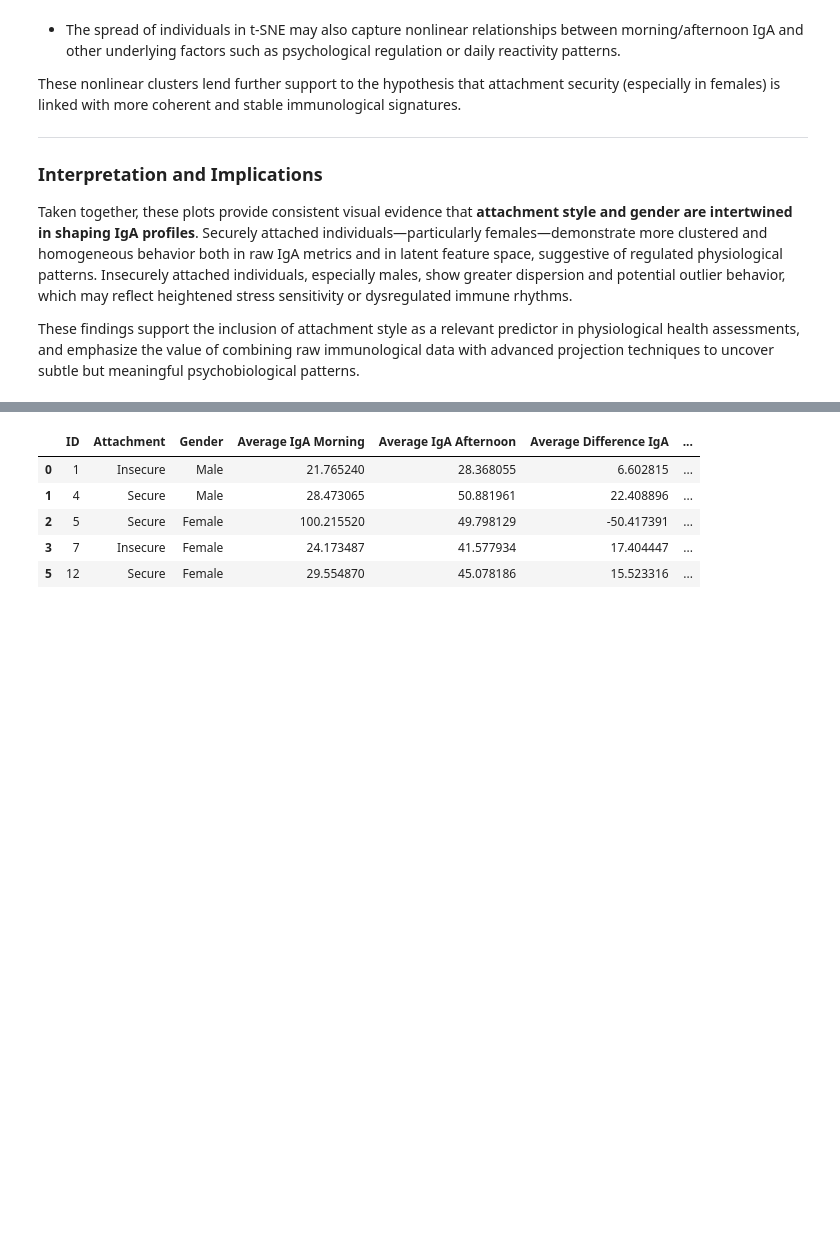
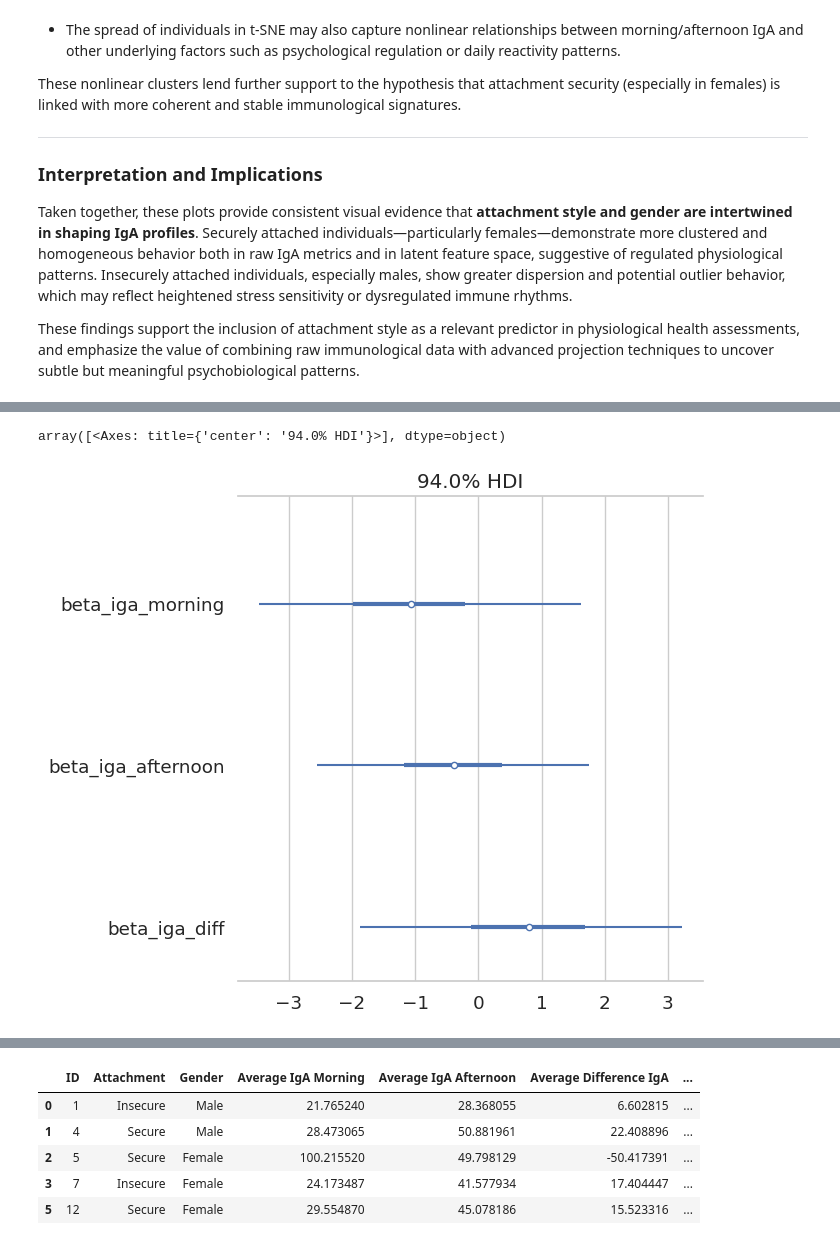
Before and after one commit to dMedinaO/IgA_attachment_analysis, a Jupyter notebook: scripts/3_descriptive_analysis_IGA.ipynb, the cells around one changed output, grey strips where cells are left out. Cells and saved outputs as stored; diff of their text form; code cells hidden in the pictures; blank space fills up the shorter version.

```diff
--- a/scripts/3_descriptive_analysis_IGA.ipynb
+++ b/scripts/3_descriptive_analysis_IGA.ipynb
@@ -1169,0 +1117,5 @@ This Bayesian analysis supports the hypothesis that attachment security is assoc
+# %%
+az.plot_forest(trace, var_names=["beta_iga_morning", "beta_iga_afternoon", "beta_iga_diff"], combined=True)
+# %% [output]
+array([<Axes: title={'center': '94.0% HDI'}>], dtype=object)
+[figure, added]
```
Also changed, not shown: parts of 7 cells of this notebook, 1 other file.
